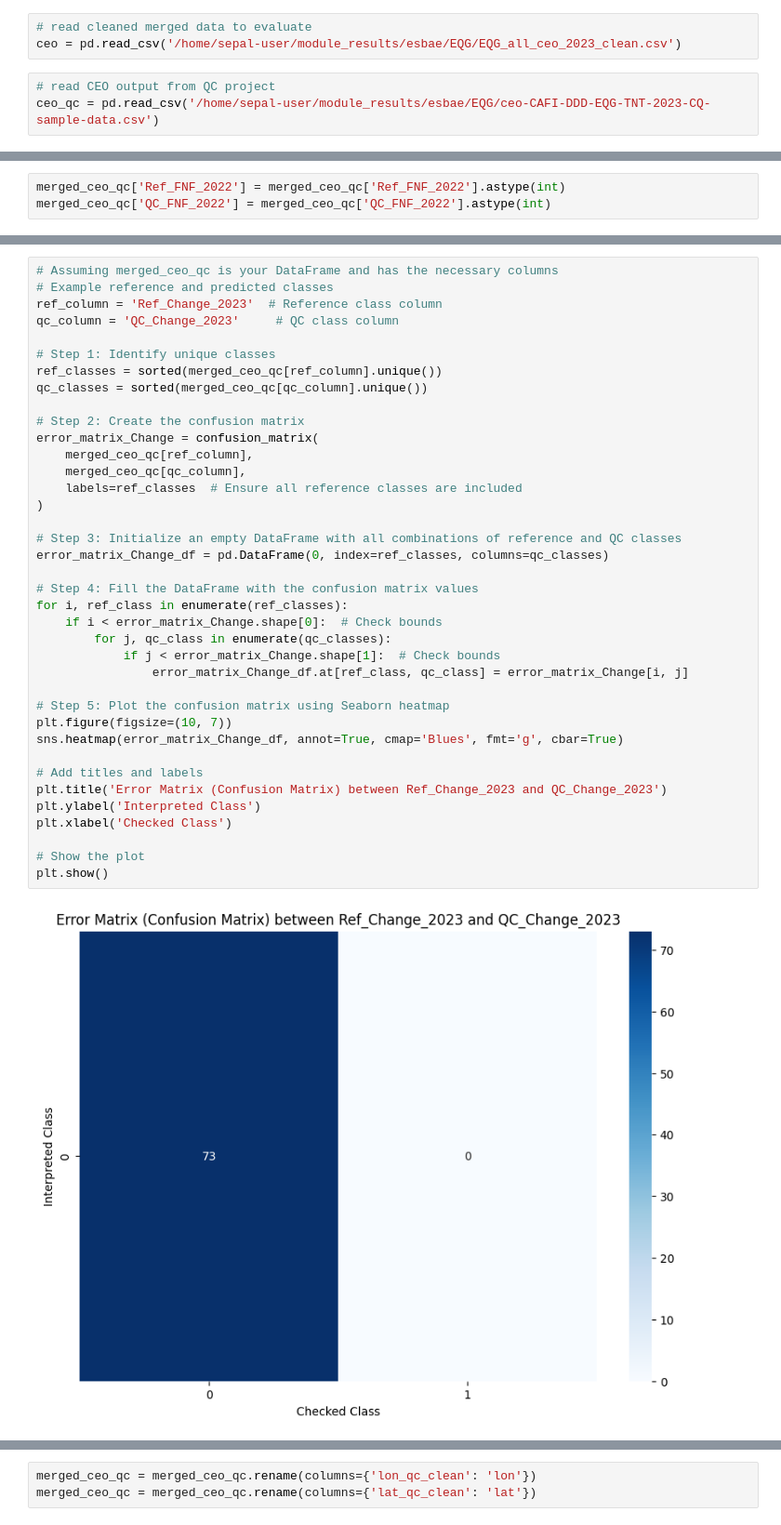
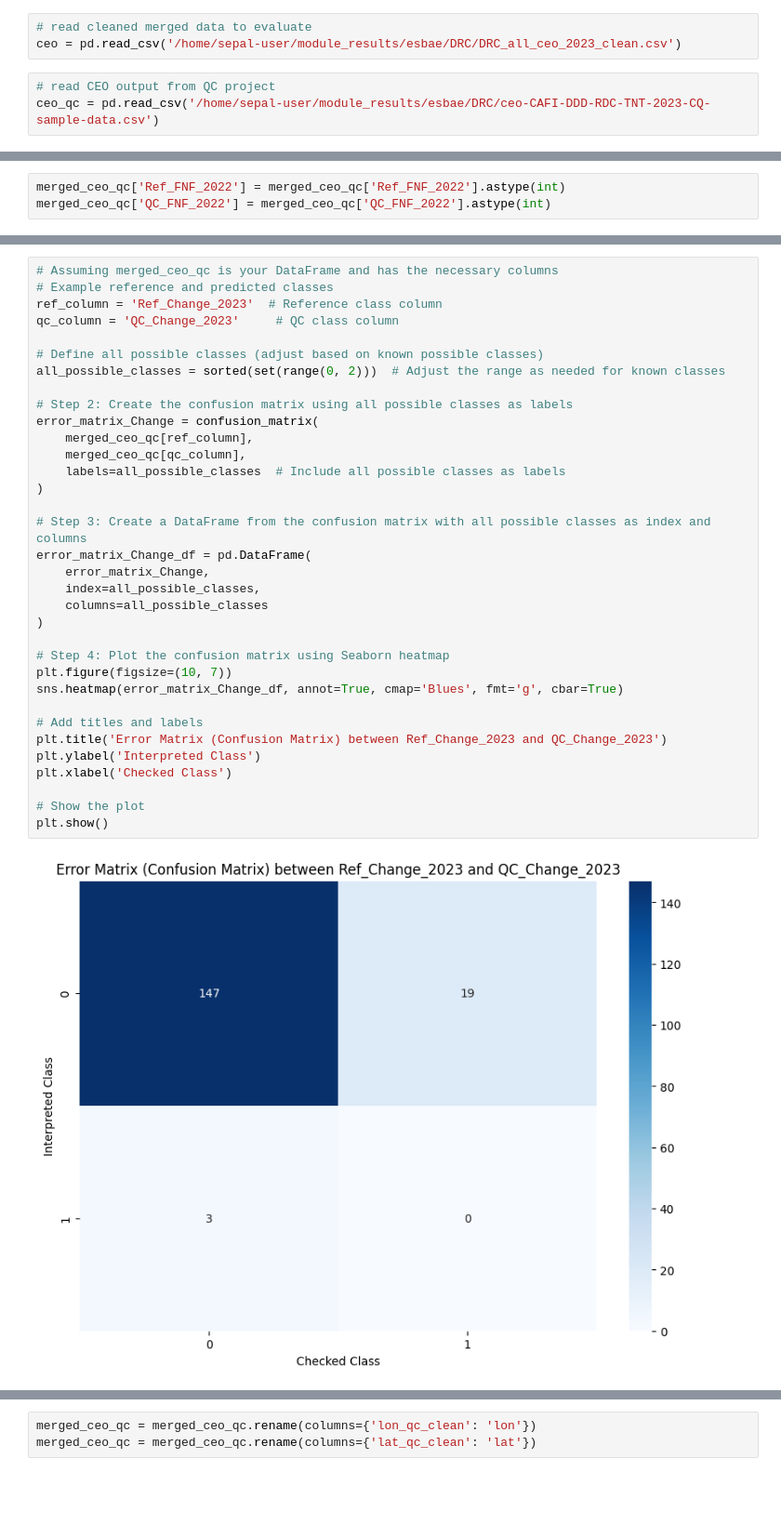
Before and after one commit to aurelgrooves/CAFI_DDD, a Jupyter notebook: CEO data/3. Quality control CEO data.ipynb, the cells around one changed output, grey strips where cells are left out. Shown at 93% size. Cells and saved outputs as stored; diff of their text form; blank space fills up the shorter version.

```diff
--- a/CEO data/3. Quality control CEO data.ipynb
+++ b/CEO data/3. Quality control CEO data.ipynb
@@ -19,9 +19,9 @@ pd.set_option('display.max_rows', None)
 pd.set_option('display.max_colwidth', None)
 # %%
 # read cleaned merged data to evaluate
-ceo = pd.read_csv('/home/sepal-user/module_results/esbae/EQG/EQG_all_ceo_2023_clean.csv')
+ceo = pd.read_csv('/home/sepal-user/module_results/esbae/DRC/DRC_all_ceo_2023_clean.csv')
 # %%
 # read CEO output from QC project
-ceo_qc = pd.read_csv('/home/sepal-user/module_results/esbae/EQG/ceo-CAFI-DDD-EQG-TNT-2023-CQ-sample-data.csv')
+ceo_qc = pd.read_csv('/home/sepal-user/module_results/esbae/DRC/ceo-CAFI-DDD-RDC-TNT-2023-CQ-sample-data.csv')
 # %%
 # output file CEO validated data with QC
@@ -450,43 +476,39 @@ General Percentage Agreement: 77.46%
 # %%
 # Assuming merged_ceo_qc is your DataFrame and has the necessary columns
 # Example reference and predicted classes
 ref_column = 'Ref_Change_2023'  # Reference class column
 qc_column = 'QC_Change_2023'     # QC class column
 
-# Step 1: Identify unique classes
-ref_classes = sorted(merged_ceo_qc[ref_column].unique())
-qc_classes = sorted(merged_ceo_qc[qc_column].unique())
+# Define all possible classes (adjust based on known possible classes)
+all_possible_classes = sorted(set(range(0, 2)))  # Adjust the range as needed for known classes
 
-# Step 2: Create the confusion matrix
+# Step 2: Create the confusion matrix using all possible classes as labels
 error_matrix_Change = confusion_matrix(
     merged_ceo_qc[ref_column],
     merged_ceo_qc[qc_column],
-    labels=ref_classes  # Ensure all reference classes are included
+    labels=all_possible_classes  # Include all possible classes as labels
 )
 
-# Step 3: Initialize an empty DataFrame with all combinations of reference and QC classes
-error_matrix_Change_df = pd.DataFrame(0, index=ref_classes, columns=qc_classes)
+# Step 3: Create a DataFrame from the confusion matrix with all possible classes as index and columns
+error_matrix_Change_df = pd.DataFrame(
+    error_matrix_Change,
+    index=all_possible_classes,
+    columns=all_possible_classes
+)
 
-# Step 4: Fill the DataFrame with the confusion matrix values
-for i, ref_class in enumerate(ref_classes):
-    if i < error_matrix_Change.shape[0]:  # Check bounds
-        for j, qc_class in enumerate(qc_classes):
-            if j < error_matrix_Change.shape[1]:  # Check bounds
-                error_matrix_Change_df.at[ref_class, qc_class] = error_matrix_Change[i, j]
-
-# Step 5: Plot the confusion matrix using Seaborn heatmap
+# Step 4: Plot the confusion matrix using Seaborn heatmap
 plt.figure(figsize=(10, 7))
 sns.heatmap(error_matrix_Change_df, annot=True, cmap='Blues', fmt='g', cbar=True)
 
 # Add titles and labels
 plt.title('Error Matrix (Confusion Matrix) between Ref_Change_2023 and QC_Change_2023')
 plt.ylabel('Interpreted Class')
 plt.xlabel('Checked Class')
 
 # Show the plot
 plt.show()
 # %% [output]
-[figure, old version]
+[figure, new version]
 # %%
 # Calculate the sum of diagonal elements (correctly classified observations)
 correctly_classified_Change = np.trace(error_matrix_Change_df)
```
Also changed, not shown: parts of 45 cells of this notebook, 1 other file.
